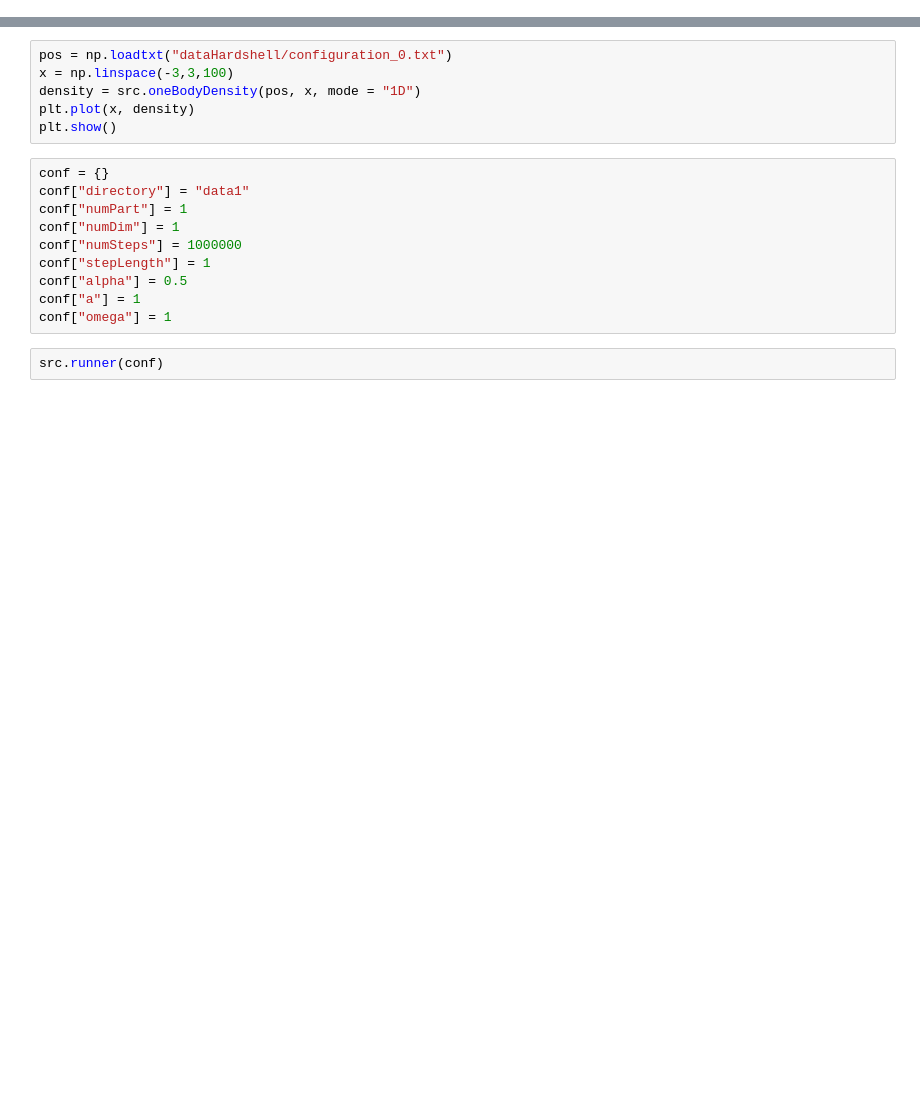
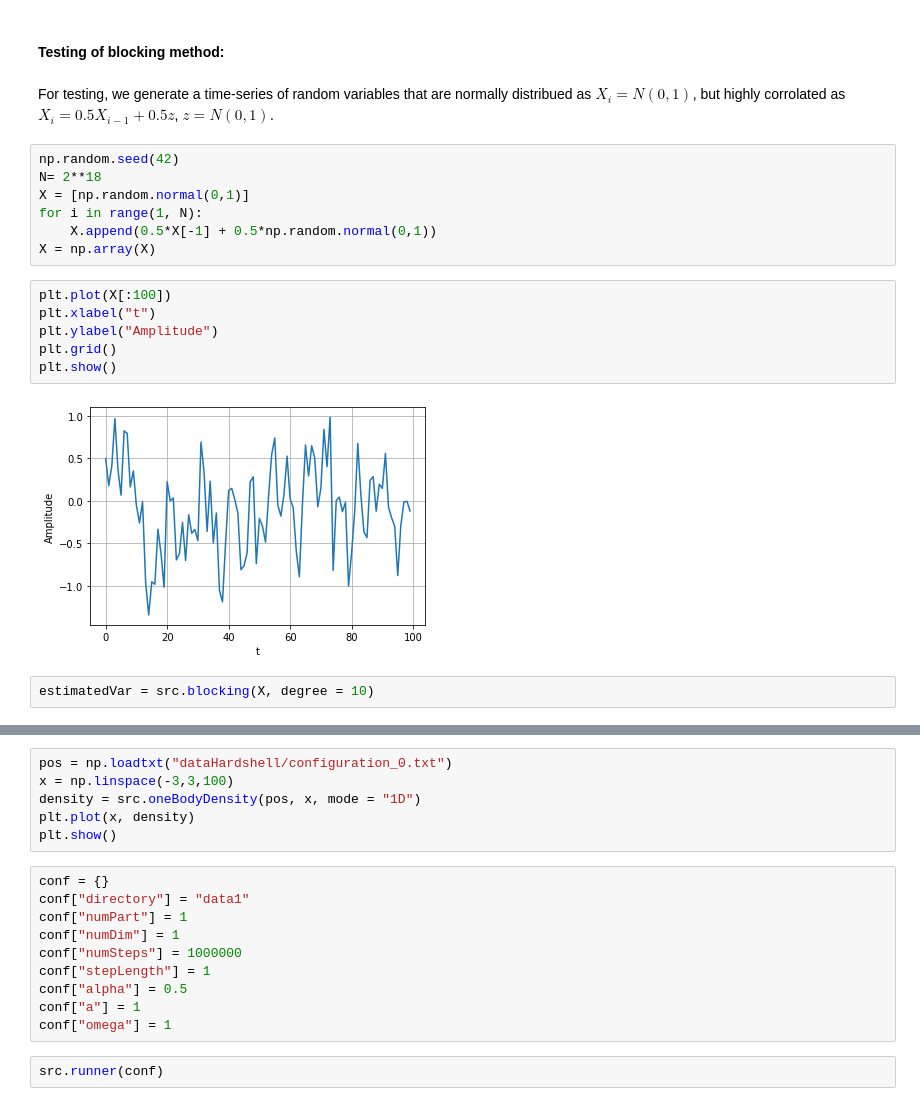
Before and after one commit to KristianWold/FYS4411, a Jupyter notebook: Project1/results.ipynb, the cells around one changed output, grey strips where cells are left out. Saved outputs shown, nothing was run; the diff lists cells and outputs as text; blank space fills up the shorter version.

```diff
--- a/Project1/results.ipynb
+++ b/Project1/results.ipynb
@@ -14,0 +14,21 @@ The autoreload extension is already loaded. To reload it, use:
+# %% [markdown]
+#### Testing of blocking method:
+# %% [markdown]
+For testing, we generate a time-series of random variables that are normally distribued as $X_i = N(0,1)$, but highly corrolated as $X_i = 0.5X_{i-1} + 0.5z$,  $z = N(0,1)$.
+# %%
+np.random.seed(42)
+N= 2**18
+X = [np.random.normal(0,1)]
+for i in range(1, N):
+    X.append(0.5*X[-1] + 0.5*np.random.normal(0,1))
+X = np.array(X)
+# %%
+plt.plot(X[:100])
+plt.xlabel("t")
+plt.ylabel("Amplitude")
+plt.grid()
+plt.show()
+# %% [output]
+[figure, added]
+# %%
+estimatedVar = src.blocking(X, degree = 10)
```
Also changed, not shown: parts of 26 cells of this notebook, 1 other file.
